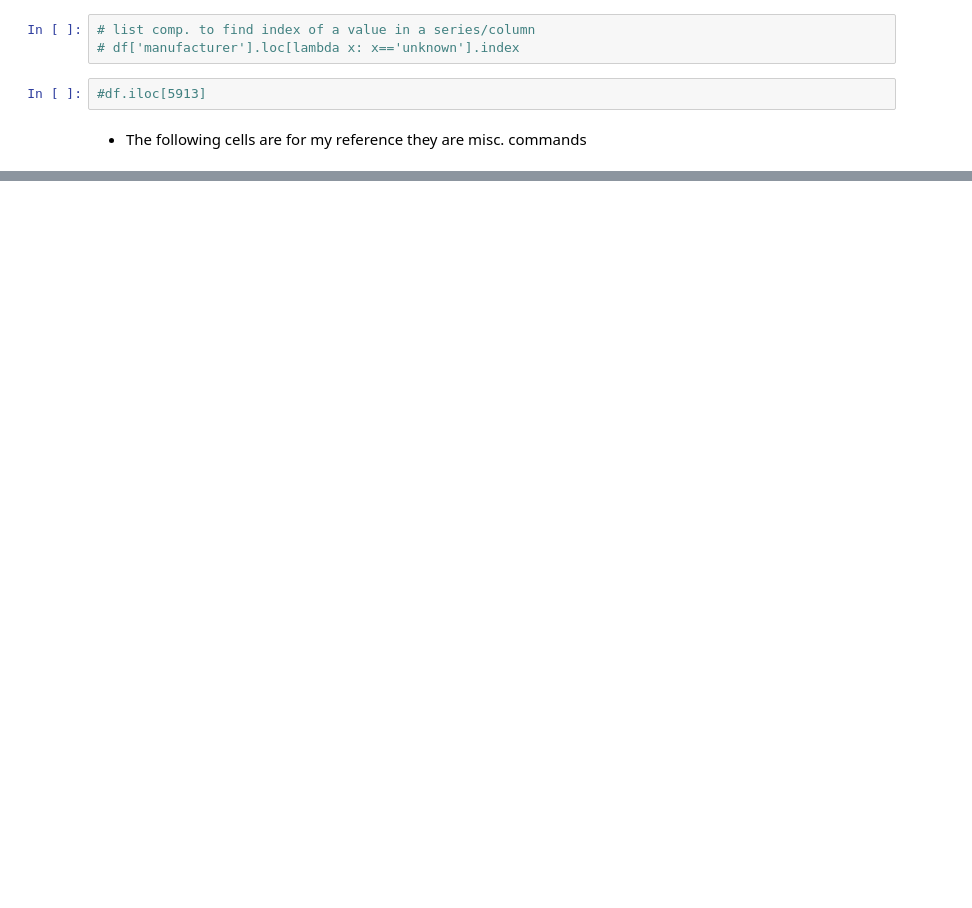
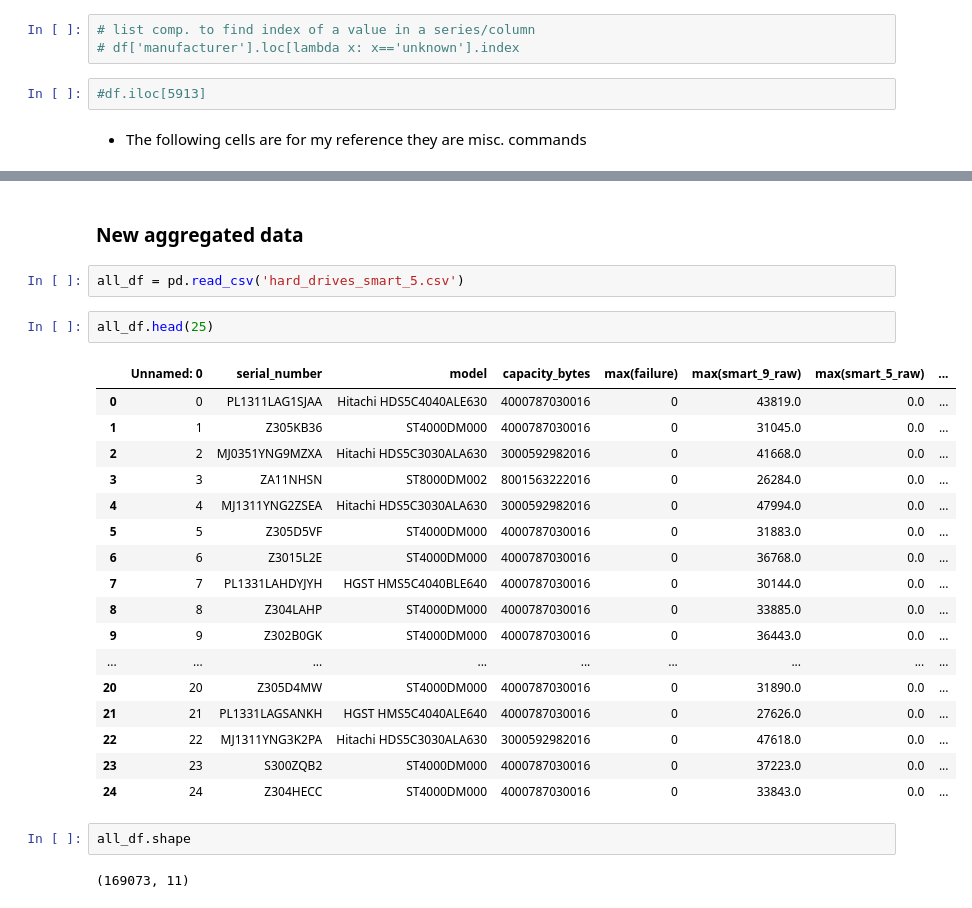
Before and after one commit to just-keep-spinning/hard-drive-project, a Jupyter notebook: tim_capstone_folder/tim_notebook.ipynb, the cells around one changed output, grey strips where cells are left out. Cells and saved outputs as stored; diff of their text form; blank space fills up the shorter version.

```diff
--- a/tim_capstone_folder/tim_notebook.ipynb
+++ b/tim_capstone_folder/tim_notebook.ipynb
@@ -132,0 +148,28 @@ Name: manufacturer, dtype: int64
+# %% [markdown]
+### New aggregated data
+# %%
+all_df = pd.read_csv('hard_drives_smart_5.csv')
+# %%
+all_df.head(25)
+# %% [output]
+|  | Unnamed: 0 | serial_number | model | capacity_bytes | max(failure) | max(smart_9_raw) | max(smart_5_raw) | ... |
+| 0 | 0 | PL1311LAG1SJAA | Hitachi HDS5C4040ALE630 | 4000787030016 | 0 | 43819.0 | 0.0 | ... |
+| 1 | 1 | Z305KB36 | ST4000DM000 | 4000787030016 | 0 | 31045.0 | 0.0 | ... |
+| 2 | 2 | MJ0351YNG9MZXA | Hitachi HDS5C3030ALA630 | 3000592982016 | 0 | 41668.0 | 0.0 | ... |
+| 3 | 3 | ZA11NHSN | ST8000DM002 | 8001563222016 | 0 | 26284.0 | 0.0 | ... |
+| 4 | 4 | MJ1311YNG2ZSEA | Hitachi HDS5C3030ALA630 | 3000592982016 | 0 | 47994.0 | 0.0 | ... |
+| 5 | 5 | Z305D5VF | ST4000DM000 | 4000787030016 | 0 | 31883.0 | 0.0 | ... |
+| 6 | 6 | Z3015L2E | ST4000DM000 | 4000787030016 | 0 | 36768.0 | 0.0 | ... |
+| 7 | 7 | PL1331LAHDYJYH | HGST HMS5C4040BLE640 | 4000787030016 | 0 | 30144.0 | 0.0 | ... |
+| 8 | 8 | Z304LAHP | ST4000DM000 | 4000787030016 | 0 | 33885.0 | 0.0 | ... |
+| 9 | 9 | Z302B0GK | ST4000DM000 | 4000787030016 | 0 | 36443.0 | 0.0 | ... |
+| ... | ... | ... | ... | ... | ... | ... | ... | ... |
+| 20 | 20 | Z305D4MW | ST4000DM000 | 4000787030016 | 0 | 31890.0 | 0.0 | ... |
+| 21 | 21 | PL1331LAGSANKH | HGST HMS5C4040ALE640 | 4000787030016 | 0 | 27626.0 | 0.0 | ... |
+| 22 | 22 | MJ1311YNG3K2PA | Hitachi HDS5C3030ALA630 | 3000592982016 | 0 | 47618.0 | 0.0 | ... |
+| 23 | 23 | S300ZQB2 | ST4000DM000 | 4000787030016 | 0 | 37223.0 | 0.0 | ... |
+| 24 | 24 | Z304HECC | ST4000DM000 | 4000787030016 | 0 | 33843.0 | 0.0 | ... |
+# %%
+all_df.shape
+# %% [output]
+(169073, 11)
```
Also changed, not shown: parts of 22 cells of this notebook.
